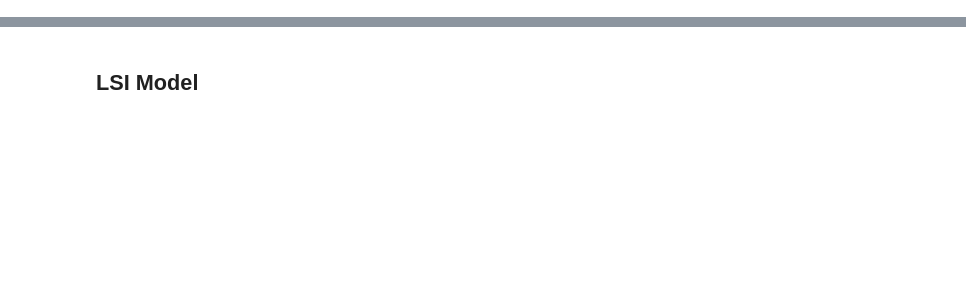
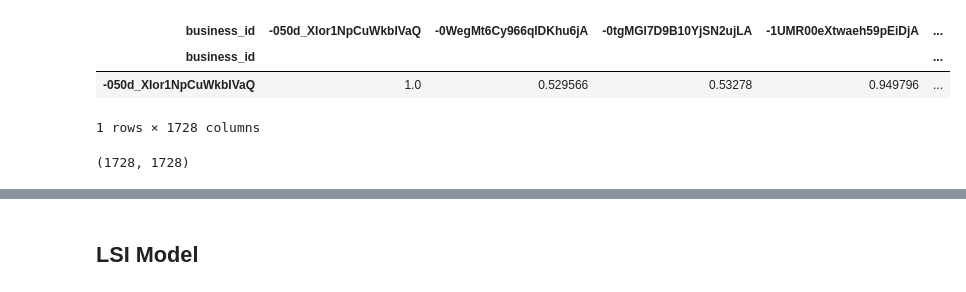
Before and after one commit to Yelp-Recommender-System/FancyYelpers, a Jupyter notebook: code/1.4_Content_Based_Filtering_NLP_SG_V2.ipynb, the cells around one changed output, grey strips where cells are left out. Saved outputs shown, nothing was run; the diff lists cells and outputs as text; code cells hidden in the pictures; blank space fills up the shorter version.

```diff
--- a/code/1.4_Content_Based_Filtering_NLP_SG_V2.ipynb
+++ b/code/1.4_Content_Based_Filtering_NLP_SG_V2.ipynb
@@ -75,0 +227,22 @@ print(test_df.shape)
+# %%
+def get_tfidf_matrix(processed):
+    '''
+    get the Tf-Idf matrix of processed
+
+    '''
+    TV = TfidfVectorizer(stop_words = "english")
+    processed["text"] = processed["text"].fillna('')
+    tfidf_matrix = TV.fit_transform((processed["text"]))
+
+    return tfidf_matrix
+
+def get_cos_sim_matrix(tfidf_matrix, n):
+    '''
+    use truncated SVD to reduce dimensions to n
+    @n: the left dimensions
+    '''
+    SVD = TruncatedSVD(n_components = n , random_state = 42) # 42 is the ultimate answer to everything
+    tfidf_truncated = SVD.fit_transform(tfidf_matrix)
+    cosine_sim = cosine_similarity(tfidf_truncated, tfidf_truncated)
+
+    return cosine_sim
@@ -75,0 +264,12 @@ print(test_df.shape)
+# %%
+tfidf_matrix = get_tfidf_matrix(text_train_df)
+cosine_sim = get_cos_sim_matrix(tfidf_matrix, 20)
+df_sim = pd.DataFrame(cosine_sim, index=text_train_df['business_id'], columns=text_train_df['business_id'])
+df_sim.head(1)
+cosine_sim.shape
+# %% [output]
+| business_id | -050d_XIor1NpCuWkbIVaQ | -0WegMt6Cy966qlDKhu6jA | -0tgMGl7D9B10YjSN2ujLA | -1UMR00eXtwaeh59pEiDjA | ... |
+| business_id |  |  |  |  | ... |
+| -050d_XIor1NpCuWkbIVaQ | 1.0 | 0.529566 | 0.53278 | 0.949796 | ... |
+1 rows × 1728 columns
+(1728, 1728)
```
Also changed, not shown: parts of 69 cells of this notebook, 2 other files.
